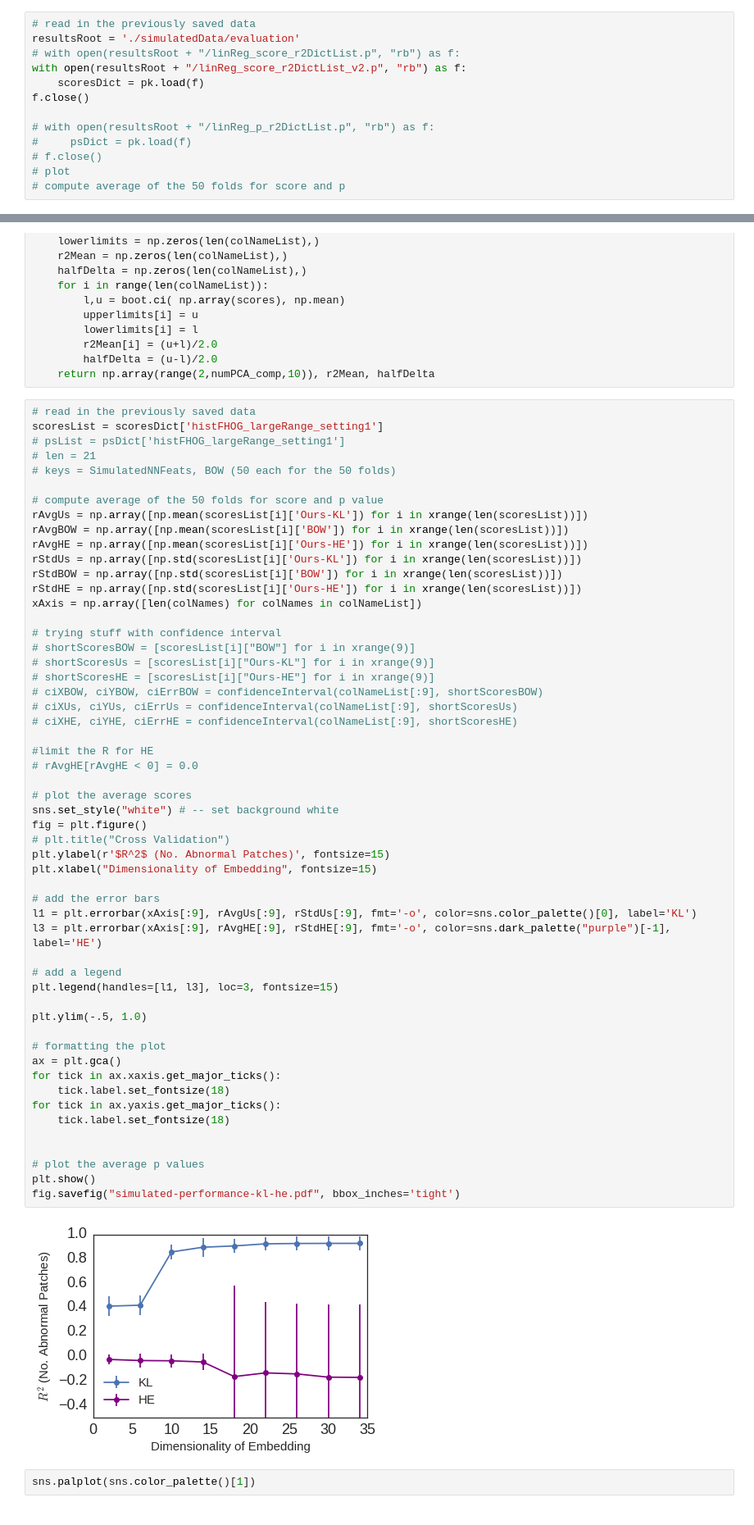
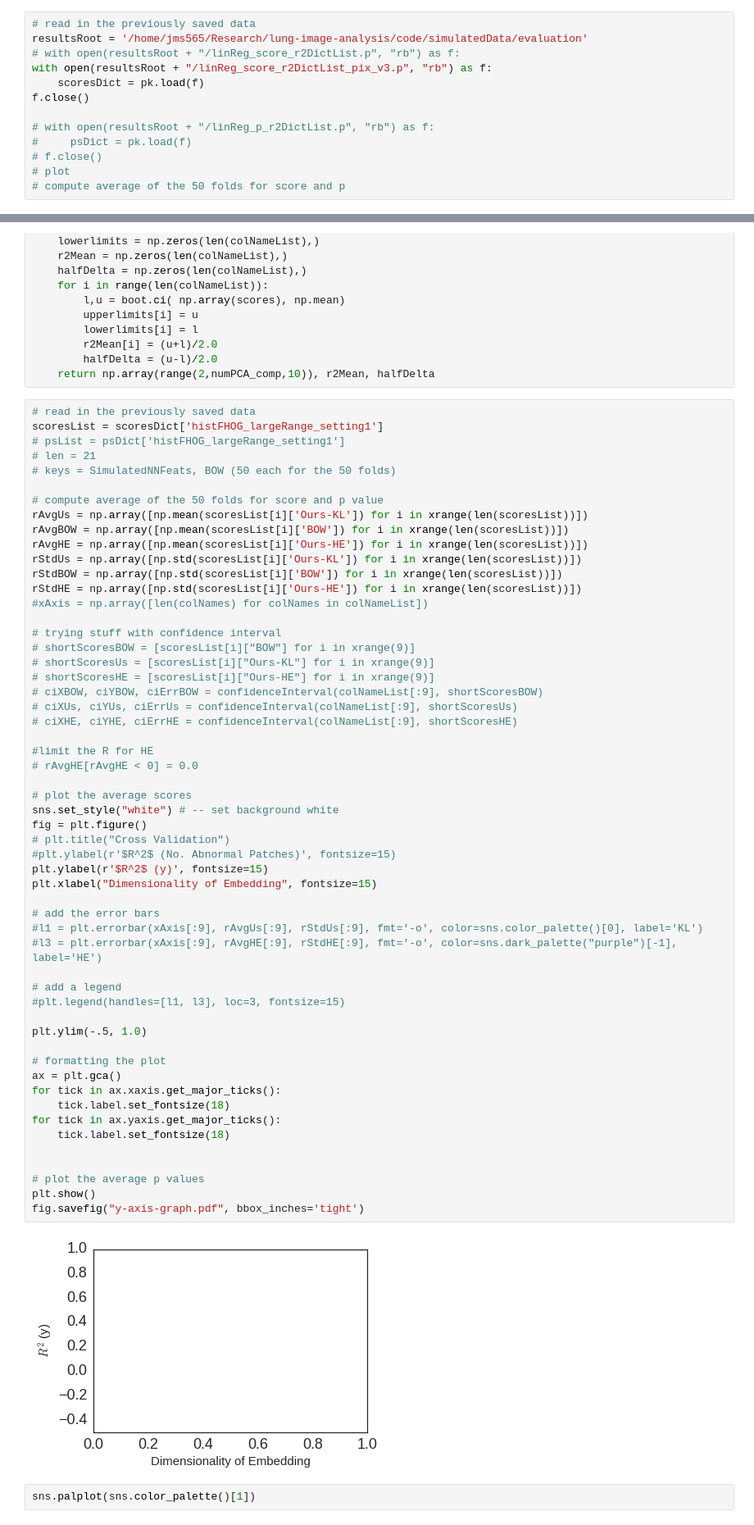
Before and after one commit to sumedhasingla/COPDImageAnalysis, a Jupyter notebook: code/kernelEvaluation.ipynb, the cells around one changed output, grey strips where cells are left out. Shown at 82% size. Saved outputs shown, nothing was run; the diff lists cells and outputs as text.

```diff
--- a/code/kernelEvaluation.ipynb
+++ b/code/kernelEvaluation.ipynb
@@ -432,8 +442,8 @@ pk.dump( score_r2DictList, open(resultsRoot + "/linReg_score_r2DictList_pix_v3.p
 # %%
 # read in the previously saved data
-resultsRoot = './simulatedData/evaluation'
+resultsRoot = '/home/jms565/Research/lung-image-analysis/code/simulatedData/evaluation'
 # with open(resultsRoot + "/linReg_score_r2DictList.p", "rb") as f:
-with open(resultsRoot + "/linReg_score_r2DictList_v2.p", "rb") as f:
+with open(resultsRoot + "/linReg_score_r2DictList_pix_v3.p", "rb") as f:
     scoresDict = pk.load(f)
 f.close()
 
@@ -481,7 +491,7 @@ rAvgHE = np.array([np.mean(scoresList[i]['Ours-HE']) for i in xrange(len(scoresL
 rStdUs = np.array([np.std(scoresList[i]['Ours-KL']) for i in xrange(len(scoresList))])
 rStdBOW = np.array([np.std(scoresList[i]['BOW']) for i in xrange(len(scoresList))])
 rStdHE = np.array([np.std(scoresList[i]['Ours-HE']) for i in xrange(len(scoresList))])
-xAxis = np.array([len(colNames) for colNames in colNameList])
+#xAxis = np.array([len(colNames) for colNames in colNameList])
 
 # trying stuff with confidence interval
 # shortScoresBOW = [scoresList[i]["BOW"] for i in xrange(9)]
@@ -490,39 +500,40 @@ xAxis = np.array([len(colNames) for colNames in colNameList])
 # ciXBOW, ciYBOW, ciErrBOW = confidenceInterval(colNameList[:9], shortScoresBOW)
 # ciXUs, ciYUs, ciErrUs = confidenceInterval(colNameList[:9], shortScoresUs)
 # ciXHE, ciYHE, ciErrHE = confidenceInterval(colNameList[:9], shortScoresHE)
 
 #limit the R for HE
 # rAvgHE[rAvgHE < 0] = 0.0
 
 # plot the average scores
 sns.set_style("white") # -- set background white
 fig = plt.figure()
 # plt.title("Cross Validation")
-plt.ylabel(r'$R^2$ (No. Abnormal Patches)', fontsize=15)
+#plt.ylabel(r'$R^2$ (No. Abnormal Patches)', fontsize=15)
+plt.ylabel(r'$R^2$ (y)', fontsize=15)
 plt.xlabel("Dimensionality of Embedding", fontsize=15)
 
 # add the error bars
-l1 = plt.errorbar(xAxis[:9], rAvgUs[:9], rStdUs[:9], fmt='-o', color=sns.color_palette()[0], label='KL')
-l3 = plt.errorbar(xAxis[:9], rAvgHE[:9], rStdHE[:9], fmt='-o', color=sns.dark_palette("purple")[-1], label='HE')
+#l1 = plt.errorbar(xAxis[:9], rAvgUs[:9], rStdUs[:9], fmt='-o', color=sns.color_palette()[0], label='KL')
+#l3 = plt.errorbar(xAxis[:9], rAvgHE[:9], rStdHE[:9], fmt='-o', color=sns.dark_palette("purple")[-1], label='HE')
 
 # add a legend
-plt.legend(handles=[l1, l3], loc=3, fontsize=15)
+#plt.legend(handles=[l1, l3], loc=3, fontsize=15)
 
 plt.ylim(-.5, 1.0)
 
 # formatting the plot
 ax = plt.gca()
 for tick in ax.xaxis.get_major_ticks():
     tick.label.set_fontsize(18)
 for tick in ax.yaxis.get_major_ticks():
     tick.label.set_fontsize(18)
 
 
 # plot the average p values
 plt.show()
-fig.savefig("simulated-performance-kl-he.pdf", bbox_inches='tight')
+fig.savefig("y-axis-graph.pdf", bbox_inches='tight')
 # %% [output]
-[figure, old version]
+[figure, new version]
 # %%
 sns.palplot(sns.color_palette()[1])
 # %%
```
Also changed, not shown: parts of 6 cells of this notebook, 1 other file.
